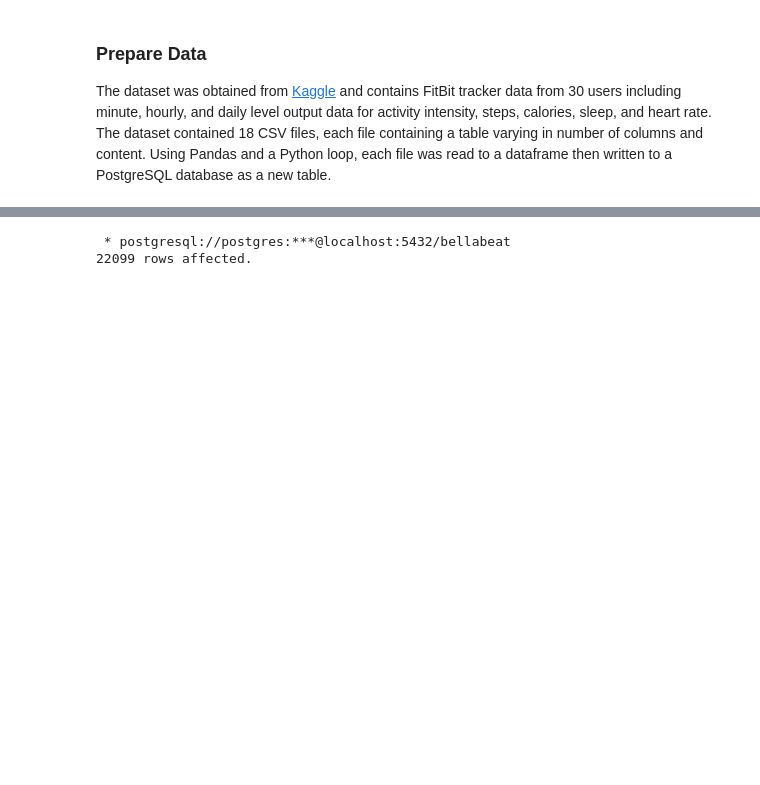
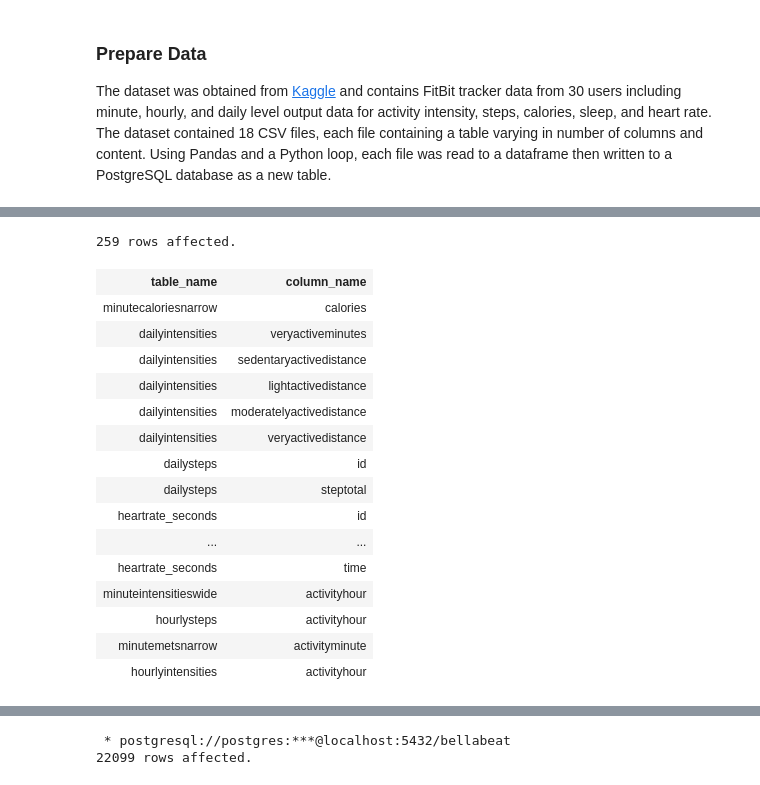
Before and after one commit to Peachtaco/bellabeat_project, a Jupyter notebook: bellabeat.ipynb, the cells around one changed output, grey strips where cells are left out. Saved outputs shown, nothing was run; the diff lists cells and outputs as text; code cells hidden in the pictures; blank space fills up the shorter version.

```diff
--- a/bellabeat.ipynb
+++ b/bellabeat.ipynb
@@ -62,3 +57,26 @@ PendingRollbackError: Can't reconnect until invalid transaction is rolled back.
+# %%
+%%sql
+SELECT table_name, column_name
+FROM information_schema.columns
+WHERE table_schema = 'public';
+# %% [output]
+259 rows affected.
+| table_name | column_name |
+| minutecaloriesnarrow | calories |
+| dailyintensities | veryactiveminutes |
+| dailyintensities | sedentaryactivedistance |
+| dailyintensities | lightactivedistance |
+| dailyintensities | moderatelyactivedistance |
+| dailyintensities | veryactivedistance |
+| dailysteps | id |
+| dailysteps | steptotal |
+| heartrate_seconds | id |
+| ... | ... |
+| heartrate_seconds | time |
+| minuteintensitieswide | activityhour |
+| hourlysteps | activityhour |
+| minutemetsnarrow | activityminute |
+| hourlyintensities | activityhour |
 # %%
 %%sql
 -- Verify tables in database
```
Also changed, not shown: parts of 3 cells of this notebook, 1 other file.
